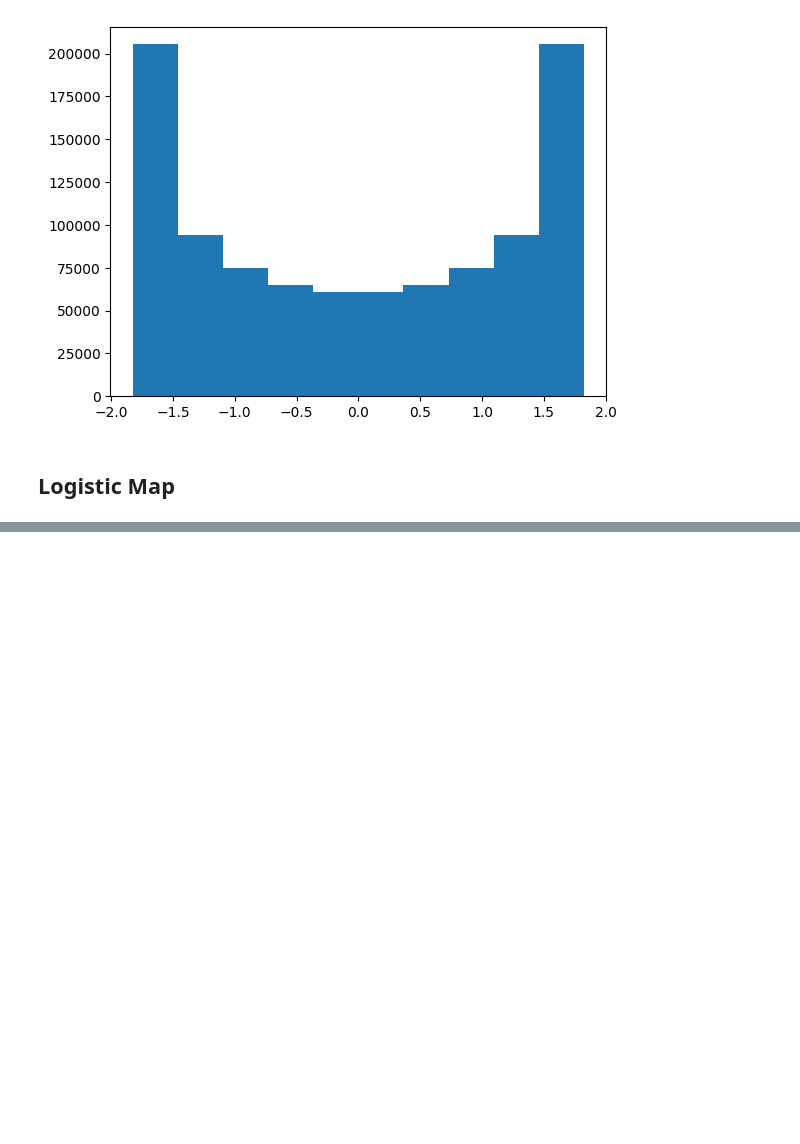
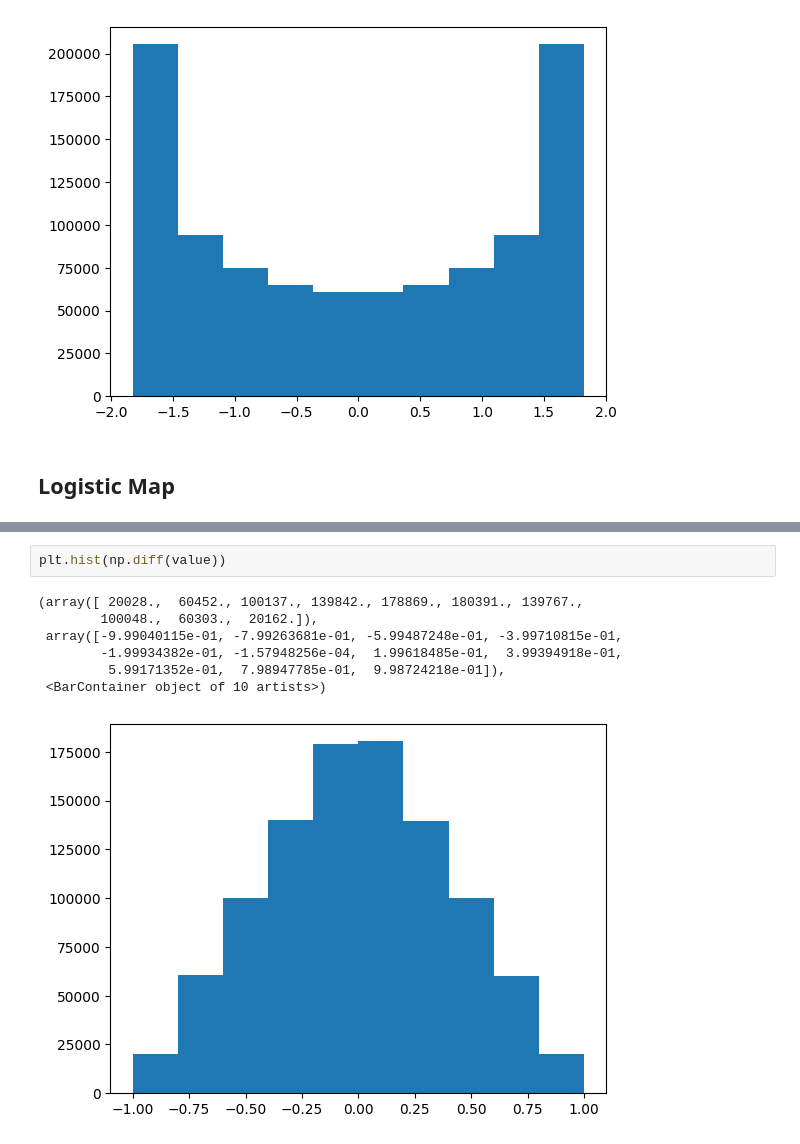
Before and after one commit to bayusamudra5502/dynamic-encryption-protocol, a Jupyter notebook: src/analysis.ipynb, the cells around one changed output, grey strips where cells are left out. Saved outputs shown, nothing was run; the diff lists cells and outputs as text; blank space fills up the shorter version.

```diff
--- a/src/analysis.ipynb
+++ b/src/analysis.ipynb
@@ -162,0 +193,10 @@ plt.hist(np.diff(value))
+# %%
+plt.hist(np.diff(value))
+# %% [output]
+(array([ 20028.,  60452., 100137., 139842., 178869., 180391., 139767.,
+        100048.,  60303.,  20162.]),
+ array([-9.99040115e-01, -7.99263681e-01, -5.99487248e-01, -3.99710815e-01,
+        -1.99934382e-01, -1.57948256e-04,  1.99618485e-01,  3.99394918e-01,
+         5.99171352e-01,  7.98947785e-01,  9.98724218e-01]),
+ <BarContainer object of 10 artists>)
+[figure, added]
```
Also changed, not shown: parts of 16 cells of this notebook, 13 other files.
